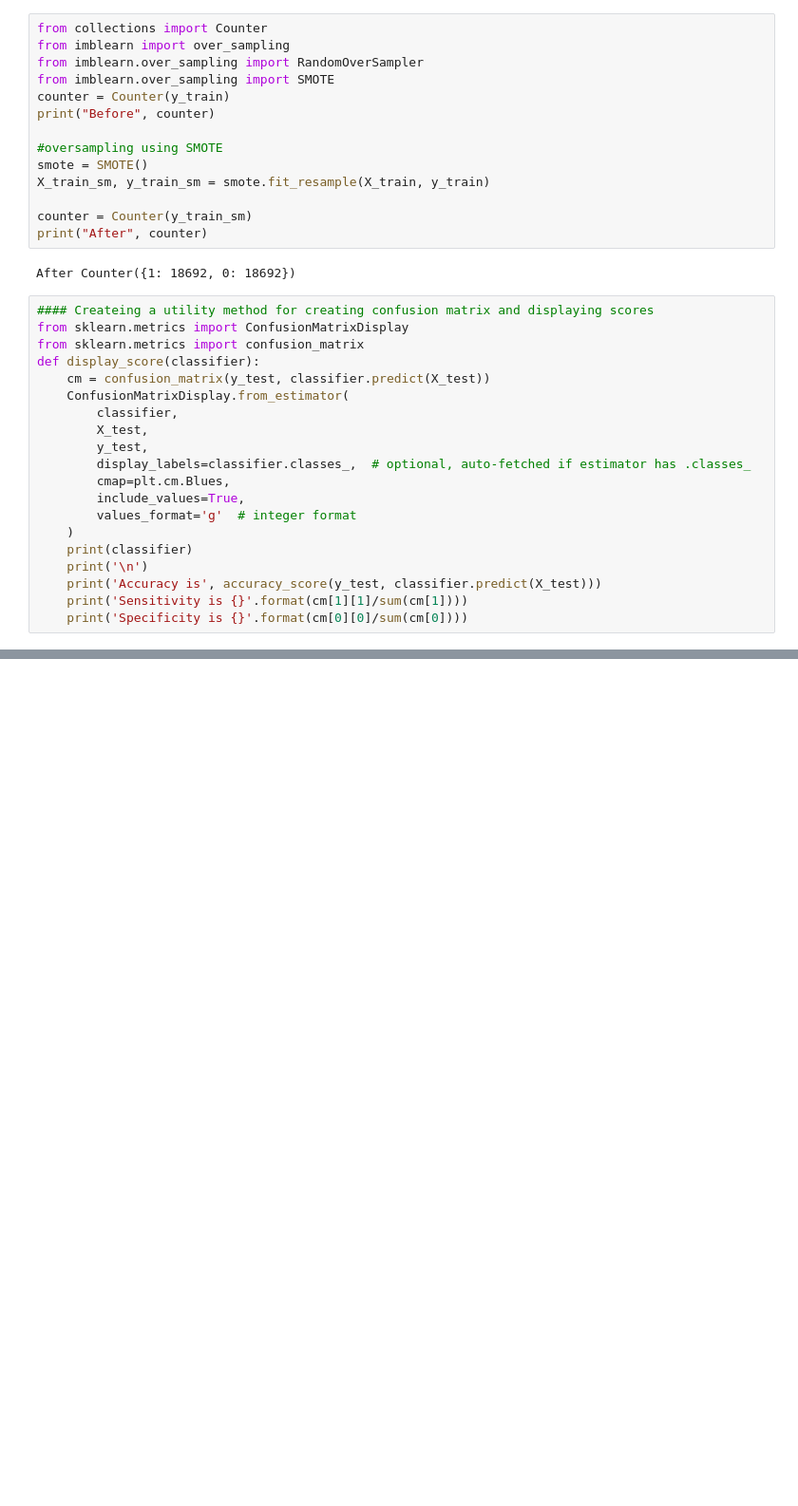
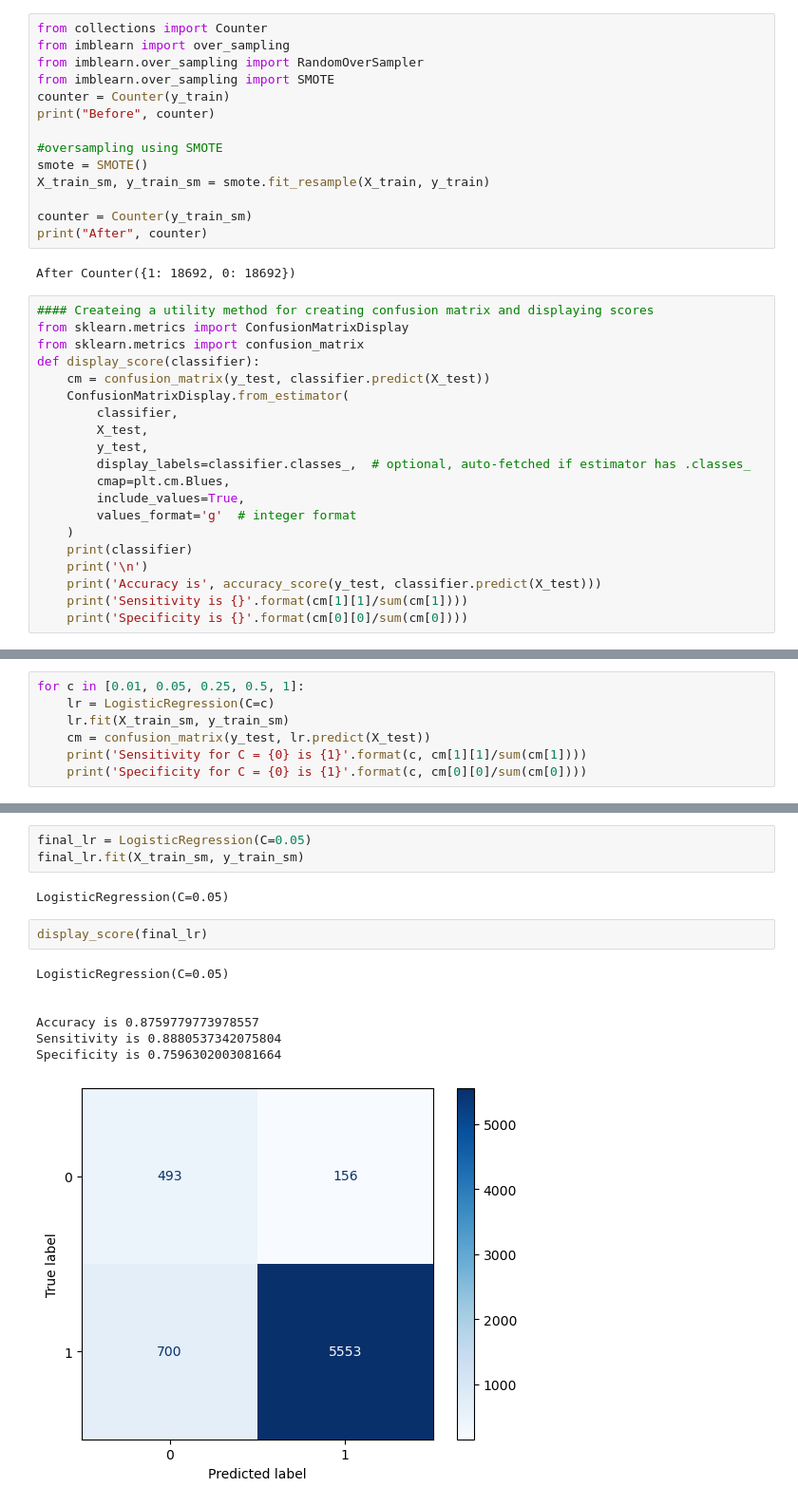
Before and after one commit to RavishankarDuMCA10/Sentiment-Based-Product-Recommendation-System, a Jupyter notebook: Sentiment Based Product Recommendation System.ipynb, the cells around one changed output, grey strips where cells are left out. Shown at 95% size. Saved outputs shown, nothing was run; the diff lists cells and outputs as text; blank space fills up the shorter version.

Commit message:
Worked on Logistic Regression.

```diff
--- a/Sentiment Based Product Recommendation System.ipynb
+++ b/Sentiment Based Product Recommendation System.ipynb
@@ -919,0 +936,7 @@ def display_score(classifier):
+# %%
+for c in [0.01, 0.05, 0.25, 0.5, 1]:
+    lr = LogisticRegression(C=c)
+    lr.fit(X_train_sm, y_train_sm)
+    cm = confusion_matrix(y_test, lr.predict(X_test))
+    print('Sensitivity for C = {0} is {1}'.format(c, cm[1][1]/sum(cm[1])))
+    print('Specificity for C = {0} is {1}'.format(c, cm[0][0]/sum(cm[0])))
@@ -919,0 +954,15 @@ def display_score(classifier):
+# %%
+final_lr = LogisticRegression(C=0.05)
+final_lr.fit(X_train_sm, y_train_sm)
+# %% [output]
+LogisticRegression(C=0.05)
+# %%
+display_score(final_lr)
+# %% [output]
+LogisticRegression(C=0.05)
+
+
+Accuracy is 0.8759779773978557
+Sensitivity is 0.8880537342075804
+Specificity is 0.7596302003081664
+[figure, added]
```
Also changed, not shown: parts of 8 cells of this notebook, 6 other files.
